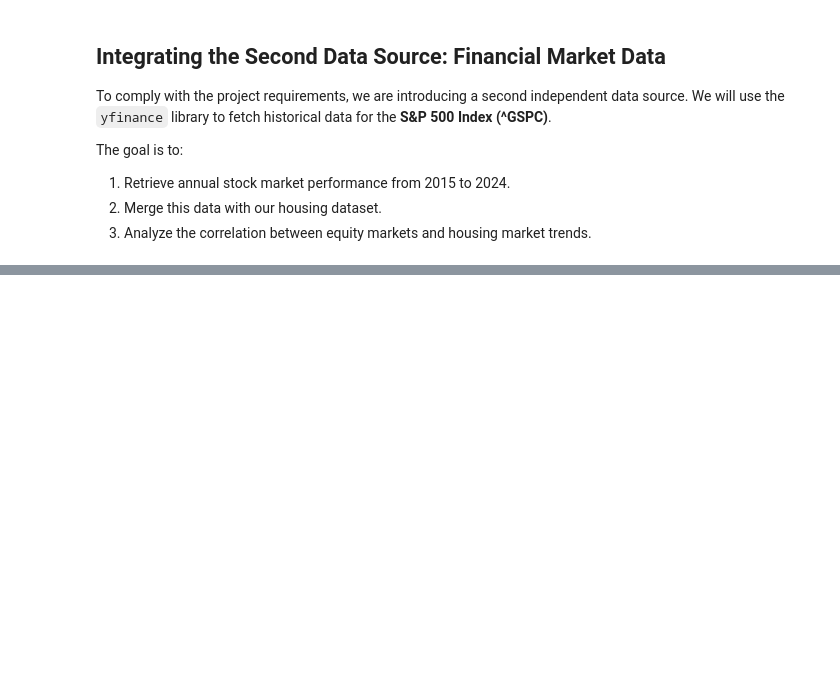
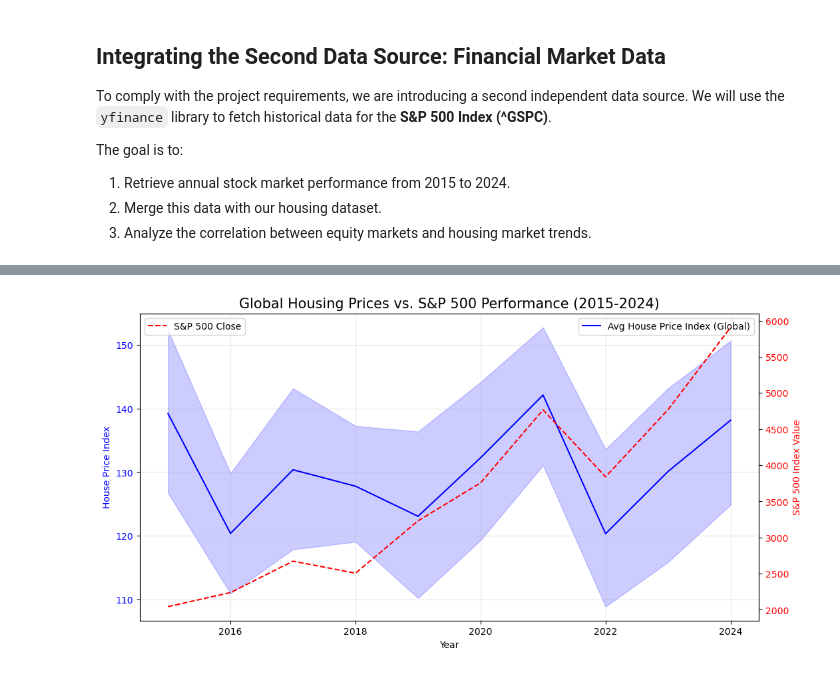
Before and after one commit to DimovDimo/impact-of-economic-indicators-on-properties, a Jupyter notebook: Impact of economic indicators on properties.ipynb, the cells around one changed output, grey strips where cells are left out. Saved outputs shown, nothing was run; the diff lists cells and outputs as text; code cells hidden in the pictures; blank space fills up the shorter version.

```diff
--- a/Impact of economic indicators on properties.ipynb
+++ b/Impact of economic indicators on properties.ipynb
@@ -238,0 +249,24 @@ KeyError: 'SP500_Close'
+# %%
+# --- Visualization: Housing vs. Stock Market Trends ---
+
+import matplotlib.pyplot as plt
+
+# Comparison of Global Average House Price Index vs S&P 500
+fig, ax1 = plt.subplots(figsize=(12, 6))
+
+# Primary Axis: Housing
+sns.lineplot(data=df_combined, x='Year', y='House Price Index', ax=ax1, color='blue', label='Avg House Price Index (Global)')
+ax1.set_ylabel('House Price Index', color='blue')
+ax1.tick_params(axis='y', labelcolor='blue')
+
+# Secondary Axis: S&P 500
+ax2 = ax1.twinx()
+sns.lineplot(data=sp500_annual, x='Year', y='SP500_Close', ax=ax2, color='red', label='S&P 500 Close', linestyle='--')
+ax2.set_ylabel('S&P 500 Index Value', color='red')
+ax2.tick_params(axis='y', labelcolor='red')
+
+plt.title('Global Housing Prices vs. S&P 500 Performance (2015-2024)', fontsize=15)
+ax1.grid(True, alpha=0.3)
+plt.show()
+# %% [output]
+[figure, added]
```
Also changed, not shown: parts of 3 cells of this notebook.
